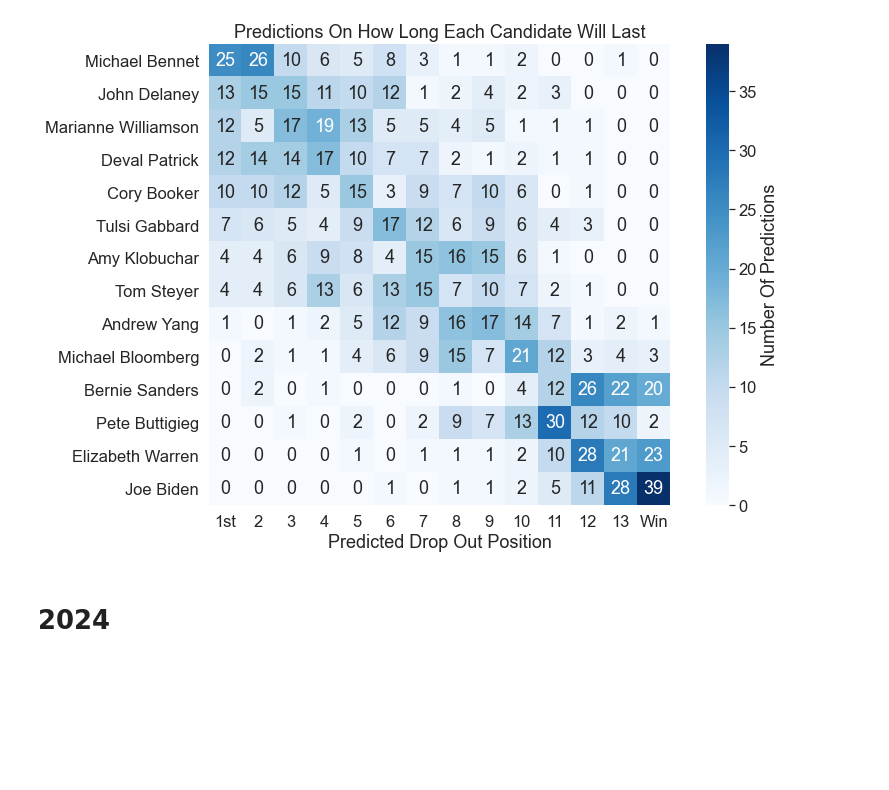
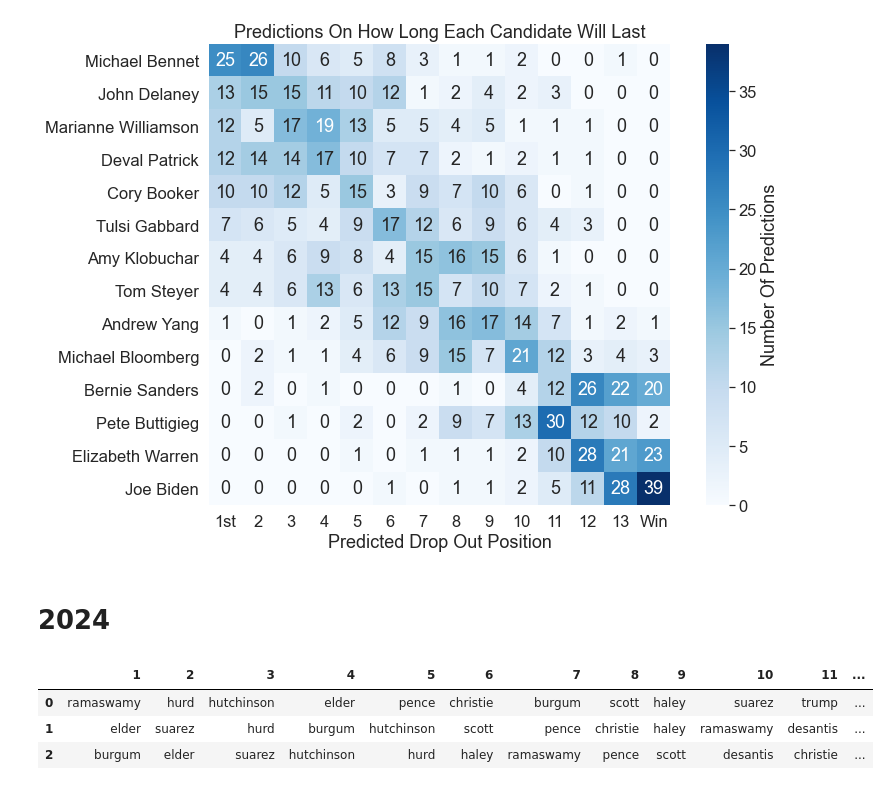
Before and after one commit to OGladfelter/dropout-contest, a Jupyter notebook: python/heatmap.ipynb, the cells around one changed output. Saved outputs shown, nothing was run; the diff lists cells and outputs as text; code cells hidden in the pictures; blank space fills up the shorter version.

```diff
--- a/python/heatmap.ipynb
+++ b/python/heatmap.ipynb
@@ -96,13 +96,18 @@ ax.set(xticklabels=["1st",2,3,4,5,6,7,8,9,10,11,12,13,"Win"])
 # %%
 import pandas as pd
 
 # get all predictions data
 data = pd.read_csv("../2024/leaderboard/data/submissions2024.csv")[['prediction']]
 
 data[['1','2', '3', '4', '5', '6', '7', '8', '9', '10', '11', '12', 'x']] = data['prediction'].str.split(',',expand=True)
 data = data.drop(['prediction', 'x'], axis=1)
 
-#display(data.head(3)) # hiding until submission window closes
+display(data.head(3)) # hiding until submission window closes
+# %% [output]
+|  | 1 | 2 | 3 | 4 | 5 | 6 | 7 | 8 | 9 | 10 | 11 | ... |
+| 0 | ramaswamy | hurd | hutchinson | elder | pence | christie | burgum | scott | haley | suarez | trump | ... |
+| 1 | elder | suarez | hurd | burgum | hutchinson | scott | pence | christie | haley | ramaswamy | desantis | ... |
+| 2 | burgum | elder | suarez | hutchinson | hurd | haley | ramaswamy | pence | scott | desantis | christie | ... |
 # %%
 # compile a dataframe in which each row is a candidate, and each column value is number of predictions
 # that the candidate will drop out in that position
```
Also changed, not shown: parts of 2 cells of this notebook, 3 other files.
